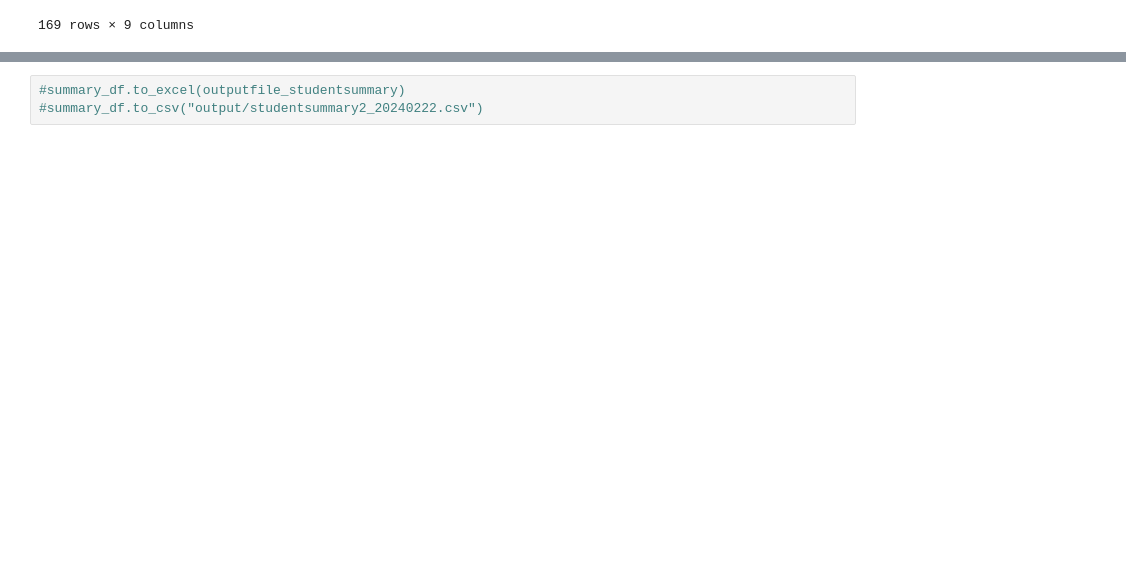
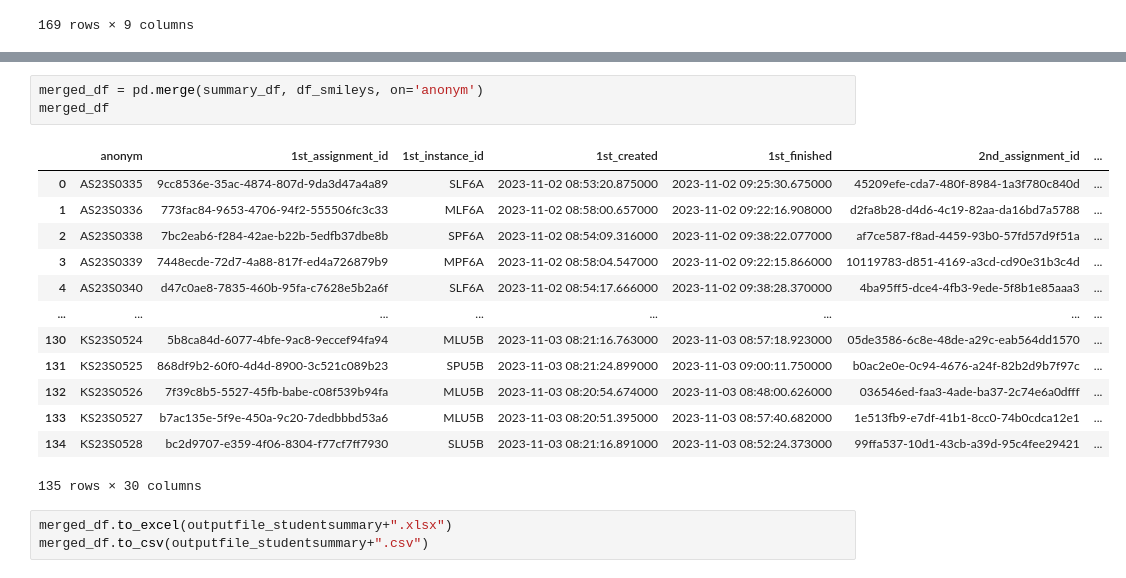
Before and after one commit to harrycslau/feedback-data-analytics, a Jupyter notebook: preprocess.ipynb, the cells around one changed output, grey strips where cells are left out. Saved outputs shown, nothing was run; the diff lists cells and outputs as text; blank space fills up the shorter version.

```diff
--- a/preprocess.ipynb
+++ b/preprocess.ipynb
@@ -216,3 +245,20 @@ summary_df
+# %%
+merged_df = pd.merge(summary_df, df_smileys, on='anonym')
+merged_df
+# %% [output]
+|  | anonym | 1st_assignment_id | 1st_instance_id | 1st_created | 1st_finished | 2nd_assignment_id | ... |
+| 0 | AS23S0335 | 9cc8536e-35ac-4874-807d-9da3d47a4a89 | SLF6A | 2023-11-02 08:53:20.875000 | 2023-11-02 09:25:30.675000 | 45209efe-cda7-480f-8984-1a3f780c840d | ... |
+| 1 | AS23S0336 | 773fac84-9653-4706-94f2-555506fc3c33 | MLF6A | 2023-11-02 08:58:00.657000 | 2023-11-02 09:22:16.908000 | d2fa8b28-d4d6-4c19-82aa-da16bd7a5788 | ... |
+| 2 | AS23S0338 | 7bc2eab6-f284-42ae-b22b-5edfb37dbe8b | SPF6A | 2023-11-02 08:54:09.316000 | 2023-11-02 09:38:22.077000 | af7ce587-f8ad-4459-93b0-57fd57d9f51a | ... |
+| 3 | AS23S0339 | 7448ecde-72d7-4a88-817f-ed4a726879b9 | MPF6A | 2023-11-02 08:58:04.547000 | 2023-11-02 09:22:15.866000 | 10119783-d851-4169-a3cd-cd90e31b3c4d | ... |
+| 4 | AS23S0340 | d47c0ae8-7835-460b-95fa-c7628e5b2a6f | SLF6A | 2023-11-02 08:54:17.666000 | 2023-11-02 09:38:28.370000 | 4ba95ff5-dce4-4fb3-9ede-5f8b1e85aaa3 | ... |
+| ... | ... | ... | ... | ... | ... | ... | ... |
+| 130 | KS23S0524 | 5b8ca84d-6077-4bfe-9ac8-9eccef94fa94 | MLU5B | 2023-11-03 08:21:16.763000 | 2023-11-03 08:57:18.923000 | 05de3586-6c8e-48de-a29c-eab564dd1570 | ... |
+| 131 | KS23S0525 | 868df9b2-60f0-4d4d-8900-3c521c089b23 | SPU5B | 2023-11-03 08:21:24.899000 | 2023-11-03 09:00:11.750000 | b0ac2e0e-0c94-4676-a24f-82b2d9b7f97c | ... |
+| 132 | KS23S0526 | 7f39c8b5-5527-45fb-babe-c08f539b94fa | MLU5B | 2023-11-03 08:20:54.674000 | 2023-11-03 08:48:00.626000 | 036546ed-faa3-4ade-ba37-2c74e6a0dfff | ... |
+| 133 | KS23S0527 | b7ac135e-5f9e-450a-9c20-7dedbbbd53a6 | MLU5B | 2023-11-03 08:20:51.395000 | 2023-11-03 08:57:40.682000 | 1e513fb9-e7df-41b1-8cc0-74b0cdca12e1 | ... |
+| 134 | KS23S0528 | bc2d9707-e359-4f06-8304-f77cf7ff7930 | SLU5B | 2023-11-03 08:21:16.891000 | 2023-11-03 08:52:24.373000 | 99ffa537-10d1-43cb-a39d-95c4fee29421 | ... |
+135 rows × 30 columns
 # %%
-#summary_df.to_excel(outputfile_studentsummary)
-#summary_df.to_csv("output/studentsummary2_20240222.csv")
+merged_df.to_excel(outputfile_studentsummary+".xlsx")
+merged_df.to_csv(outputfile_studentsummary+".csv")
```
Also changed, not shown: parts of 4 cells of this notebook, 1 other file.
